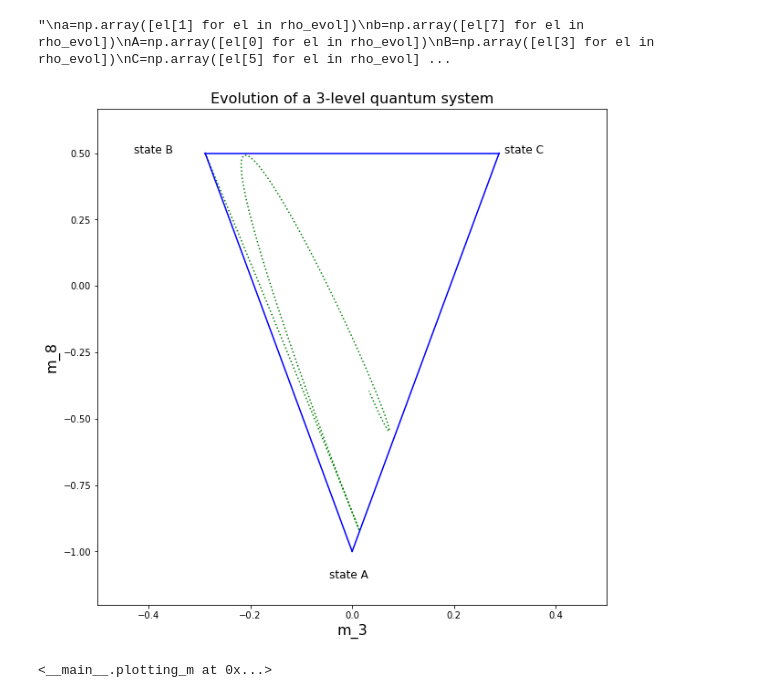
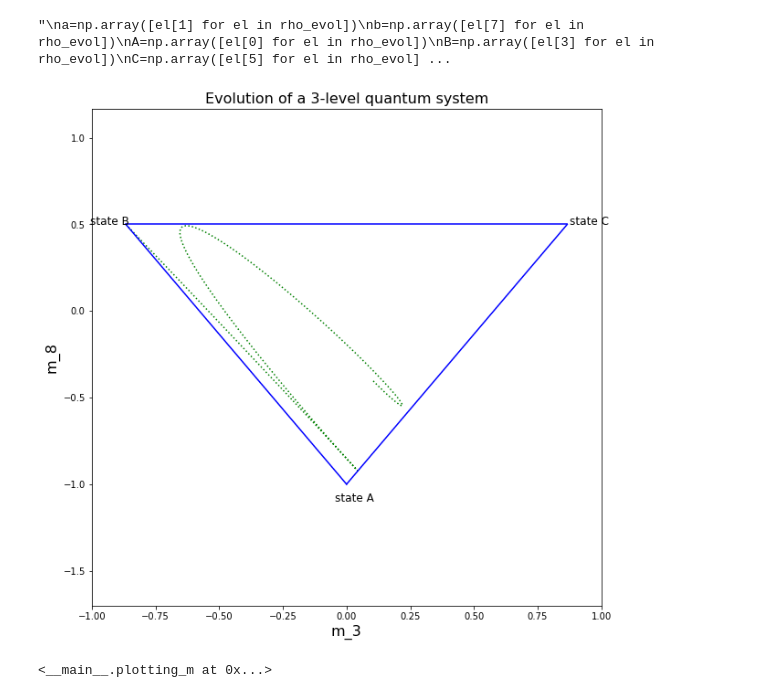
Before and after one commit to sheputis/master_thesis, a Jupyter notebook: Numerical evolution.ipynb, the cells around one changed output. Cells and saved outputs as stored; diff of their text form; code cells hidden in the pictures.

```diff
--- a/Numerical evolution.ipynb
+++ b/Numerical evolution.ipynb
@@ -143,7 +143,7 @@ class odeint_complex:
 # %%
 
 
-rho_val_l = [0,0,0,1,0,0,0,0,0,0,0,0]
+rho_val_l = [0,0,0,1/2,0,1/2,0,0,0,0,0,0]
 def evolve_rho(init_rho_val,values,N,dt):
     #time
     T=N*dt
@@ -188,40 +188,41 @@ time
 # %%
 class plotting_m:
     def __init__(self,rho_evol):
         self.rho_evol = rho_evol
         rho_cc_re=np.array([el[0] for el in self.rho_evol])
         rho_cb_re=np.array([el[1] for el in self.rho_evol])
         rho_ca_re=np.array([el[2] for el in self.rho_evol])
         rho_bb_re=np.array([el[3] for el in self.rho_evol])
         rho_ba_re=np.array([el[4] for el in self.rho_evol])
         rho_aa_re=np.array([el[5] for el in self.rho_evol])
 
         rho_cb_im=np.array([el[7] for el in self.rho_evol])
         rho_ca_im=np.array([el[8] for el in self.rho_evol])
 
         rho_ba_im=np.array([el[10] for el in self.rho_evol])
 
         m_8 = (1/2)*(1-3*rho_aa_re)
-        m_3 = (1/(2*np.sqrt(3)))*(rho_cc_re-rho_bb_re)
+        m_3 = (np.sqrt(3)/2)*(rho_cc_re-rho_bb_re)
 
         plt.figure(figsize=[10, 10])
         plt.plot(m_3,m_8,'g:')
 
-        plt.plot([-1./(2*np.sqrt(3)),1./(2*np.sqrt(3))],[1/2,1/2],'b')
-        plt.plot([0,-1/(2*np.sqrt(3))],[-1,1/2],'b')
-        plt.plot([0,1/(2*np.sqrt(3))],[-1,1/2],'b')
-        plt.text(1./(2*np.sqrt(3))+0.01, 1/2, 'state C', fontsize=12)
-        plt.text(-1./(2*np.sqrt(3))-0.14, 1/2, 'state B', fontsize=12)
+        plt.plot([-np.sqrt(3)/2,np.sqrt(3)/2],[1/2,1/2],'b')
+        plt.plot([0,-np.sqrt(3)/2],[-1,1/2],'b')
+        plt.plot([0,np.sqrt(3)/2],[-1,1/2],'b')
+
+        plt.text(np.sqrt(3)/2+0.01, 1/2, 'state C', fontsize=12)
+        plt.text(-np.sqrt(3)/2-0.14, 1/2, 'state B', fontsize=12)
         plt.text(-0.045, -1-0.1, 'state A', fontsize=12)
-        D = 0.0 #the displacement size of the plot
+        D = 0.5 #the displacement size of the plot
         plt.axis([-1/2-D, 1/2+D, -1.2-D, 2/3+D])
         plt.xlabel("m_3",fontsize=16)
         plt.ylabel("m_8",fontsize=16)
         plt.title("Evolution of a 3-level quantum system",fontsize=16)
         plt.show()
 plotting_m(rho_evol)
 # %% [output]
-[figure, old version]
+[figure, new version]
 <__main__.plotting_m at 0x...>
 # %%
 freq = [0.5,0.7,0.9,1,1.1,1.3]
```
Also changed, not shown: parts of 1 cell of this notebook, 2 other files.
